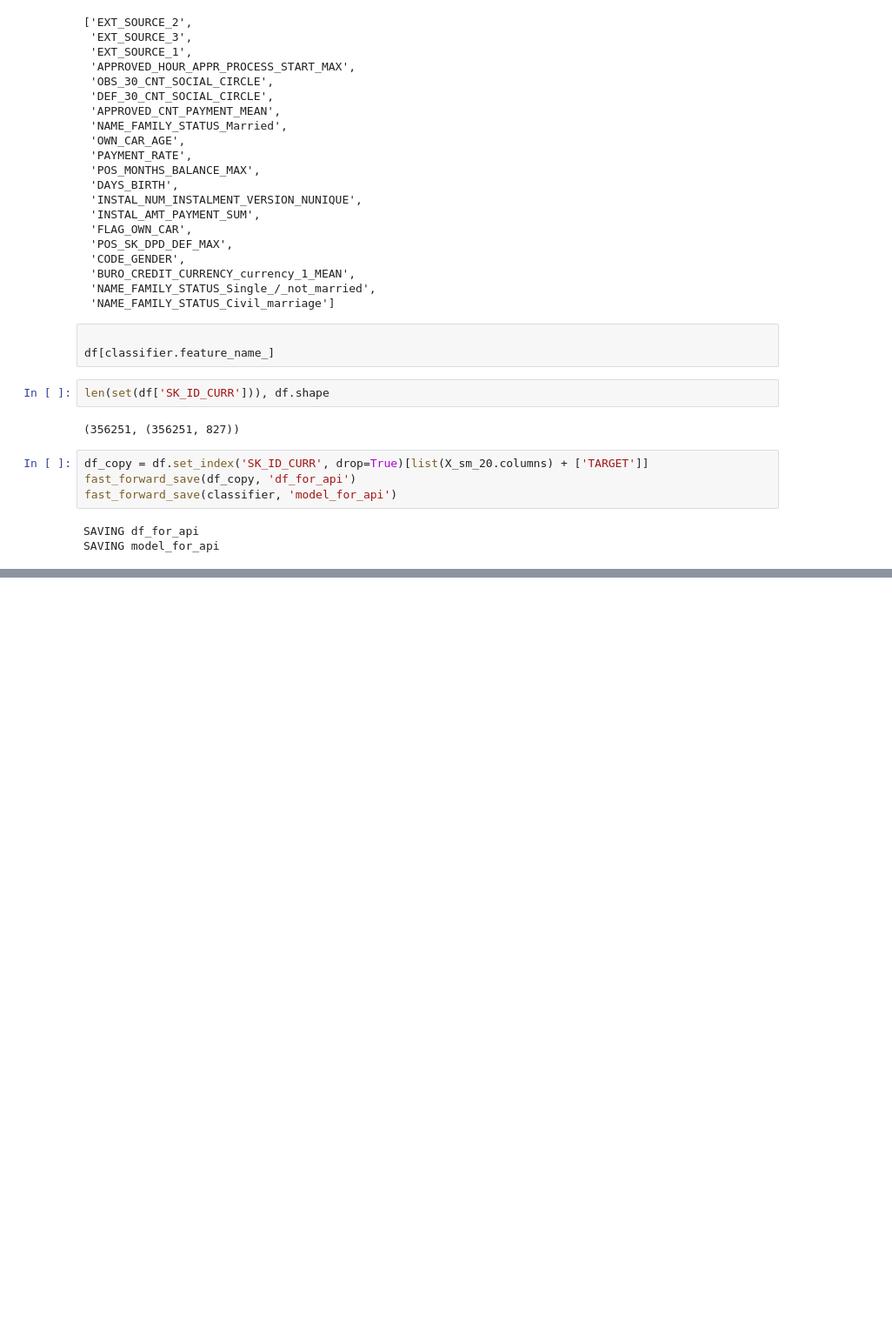
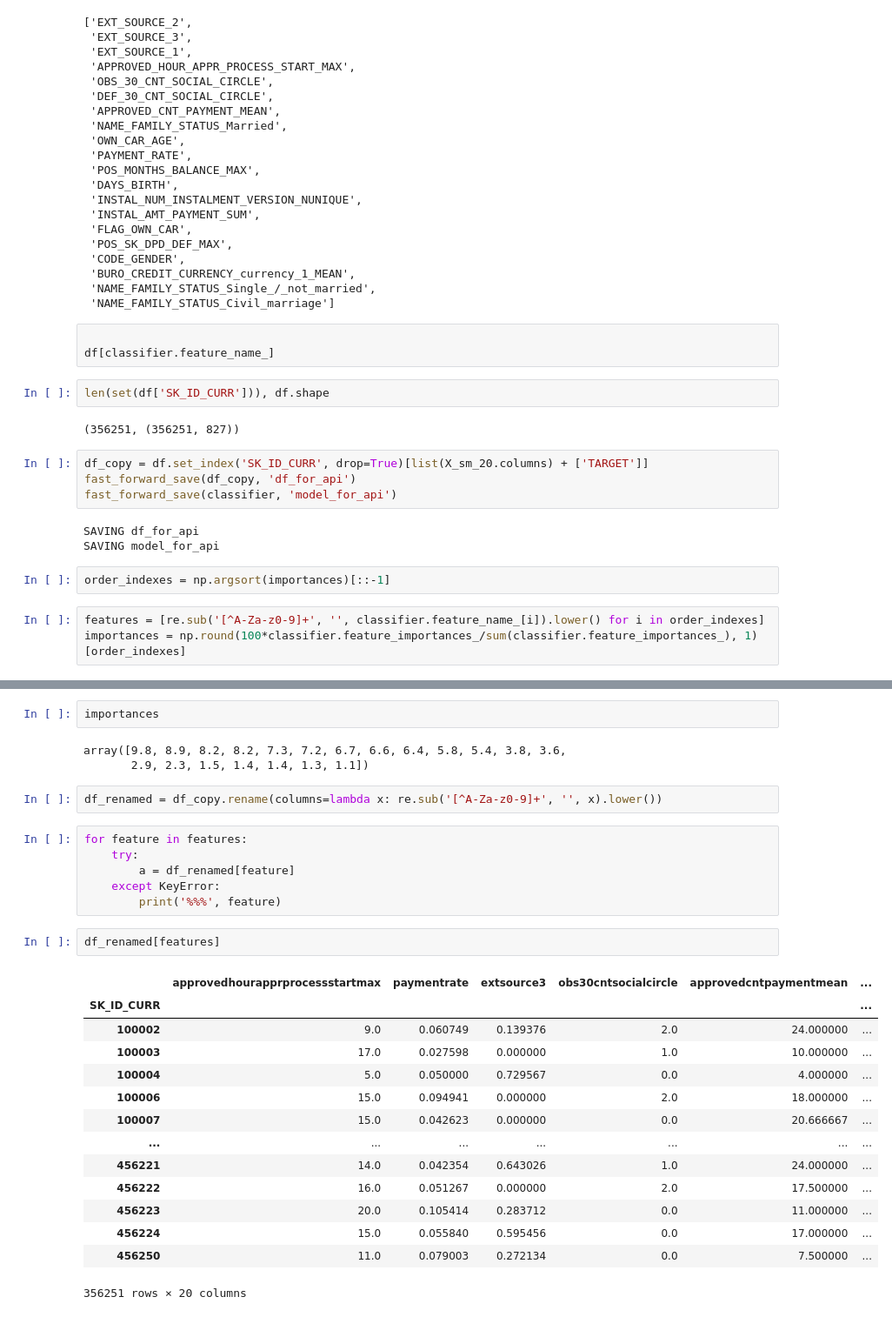
Before and after one commit to dolitham/home-credit, a Jupyter notebook: exploration.ipynb, the cells around one changed output, grey strips where cells are left out. Shown at 87% size. Cells and saved outputs as stored; diff of their text form; blank space fills up the shorter version.

Commit message:
pretty names - prediction explanation - bugfix when predicting last item from dataframe

```diff
--- a/exploration.ipynb
+++ b/exploration.ipynb
@@ -1080,3 +1080,8 @@ fast_forward_save(classifier, 'model_for_api')
 # %% [output]
 SAVING df_for_api
 SAVING model_for_api
+# %%
+order_indexes = np.argsort(importances)[::-1]
+# %%
+features = [re.sub('[^A-Za-z0-9]+', '', classifier.feature_name_[i]).lower() for i in order_indexes]
+importances = np.round(100*classifier.feature_importances_/sum(classifier.feature_importances_), 1)[order_indexes]
@@ -1082,0 +1111,30 @@ SAVING model_for_api
+# %%
+importances
+# %% [output]
+array([9.8, 8.9, 8.2, 8.2, 7.3, 7.2, 6.7, 6.6, 6.4, 5.8, 5.4, 3.8, 3.6,
+       2.9, 2.3, 1.5, 1.4, 1.4, 1.3, 1.1])
+# %%
+df_renamed = df_copy.rename(columns=lambda x: re.sub('[^A-Za-z0-9]+', '', x).lower())
+# %%
+for feature in features:
+    try:
+        a = df_renamed[feature]
+    except KeyError:
+        print('%%%', feature)
+# %%
+df_renamed[features]
+# %% [output]
+|  | approvedhourapprprocessstartmax | paymentrate | extsource3 | obs30cntsocialcircle | approvedcntpaymentmean | ... |
+| SK_ID_CURR |  |  |  |  |  | ... |
+| 100002 | 9.0 | 0.060749 | 0.139376 | 2.0 | 24.000000 | ... |
+| 100003 | 17.0 | 0.027598 | 0.000000 | 1.0 | 10.000000 | ... |
+| 100004 | 5.0 | 0.050000 | 0.729567 | 0.0 | 4.000000 | ... |
+| 100006 | 15.0 | 0.094941 | 0.000000 | 2.0 | 18.000000 | ... |
+| 100007 | 15.0 | 0.042623 | 0.000000 | 0.0 | 20.666667 | ... |
+| ... | ... | ... | ... | ... | ... | ... |
+| 456221 | 14.0 | 0.042354 | 0.643026 | 1.0 | 24.000000 | ... |
+| 456222 | 16.0 | 0.051267 | 0.000000 | 2.0 | 17.500000 | ... |
+| 456223 | 20.0 | 0.105414 | 0.283712 | 0.0 | 11.000000 | ... |
+| 456224 | 15.0 | 0.055840 | 0.595456 | 0.0 | 17.000000 | ... |
+| 456250 | 11.0 | 0.079003 | 0.272134 | 0.0 | 7.500000 | ... |
+356251 rows × 20 columns
```
Also changed, not shown: parts of 5 cells of this notebook, 3 other files.
